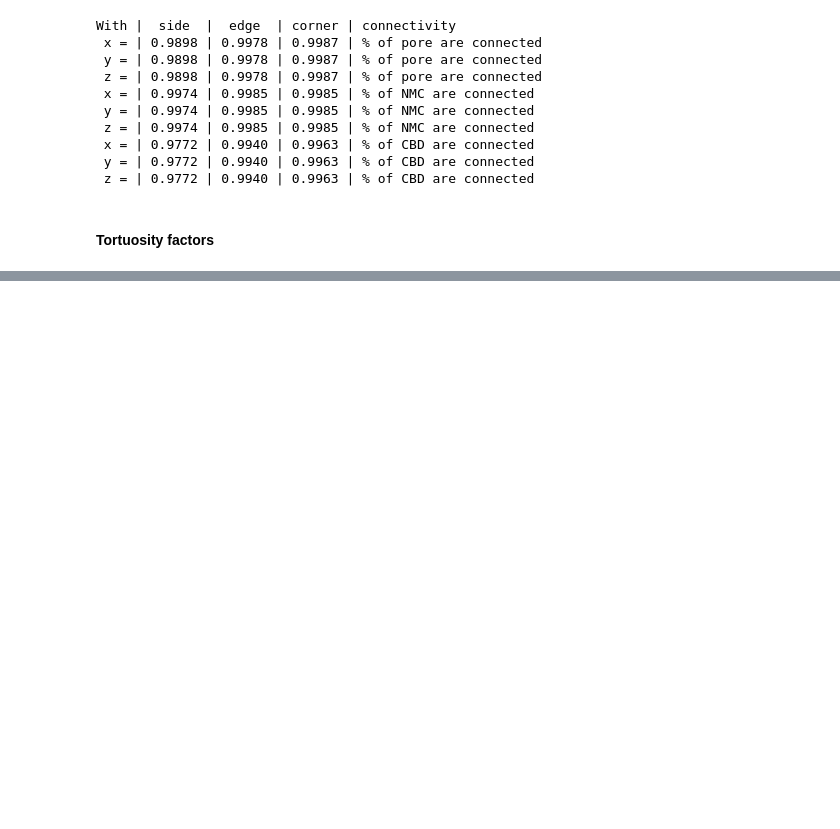
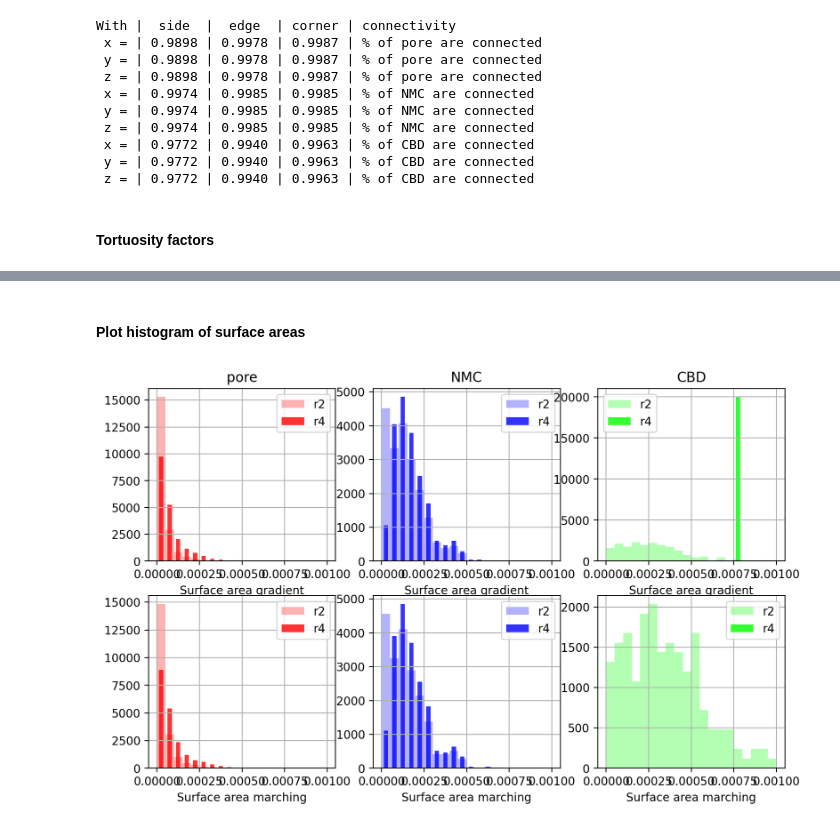
Before and after one commit to daubners/micro-characterization, a Jupyter notebook: 03-battery-microstructures.ipynb, the cells around one changed output, grey strips where cells are left out. Drawn from its saved outputs; the diff is of its cells as text; code cells hidden in the pictures; blank space fills up the shorter version.

```diff
--- a/03-battery-microstructures.ipynb
+++ b/03-battery-microstructures.ipynb
@@ -100,8 +101,15 @@ Volume fraction of CBD: 0.1340
 # %%
 surface = {}
 for key, value in labels.items():
-    surface[key] = metrics.specific_surface_area((structure == value).astype(float), dx=px, dy=px, dz=px)
+    timer = []
+    timer.append(time.time())
+    smooth_field = metrics.smooth_with_convolution((structure == value).astype(float))
+    area_marching = metrics.specific_surface_area_marching(smooth_field, voxel_size=px)
+    timer.append(time.time())
+    surface[key] = metrics.specific_surface_area((structure == value).astype(float), dx=px, dy=px, dz=px, smooth=1)
+    timer.append(time.time())
     print(f"Specific surface area of {key}: {surface[key]*1e-6:.5f} [1/µm]")
+    print(f"Rel. difference marching vs. gradient: eps_a={(area_marching-surface[key])/surface[key]}, t={timer[2]-timer[1]}s vs {timer[1]-timer[0]}")
 
 for key1, value in labels.items():
     for key2, value in labels.items():
@@ -186,0 +274,33 @@ Tortuosity factor of CBD in z: 15.18827 (15.54237).
+# %%
+for key, value in labels.items():
+    name = 'volumes_hist_'+key+'.txt'
+    data.export_histogram(radii_r4[key], bins=20, density=True, range=(0,25), filename=name)
+# %% [markdown]
+#### Plot histogram of surface areas
+# %%
+colors = ['red', 'blue', 'lime', 'red', 'blue', 'lime']
+
+fig, ((ax0, ax1, ax2), (ax3, ax4, ax5)) = plt.subplots(nrows=2, ncols=3, figsize=(10, 6), dpi=200)
+axes = [ax0, ax1, ax2, ax3, ax4, ax5]
+range = 1e-3
+i = 0
+for key, value in labels.items():
+    axes[i].hist(surf_gradient_r2[key], bins=20, density=True, range=(0,range), alpha=0.3, label='r2', color=colors[i])
+    axes[i].hist(surf_gradient_r4[key], bins=20, rwidth=0.5, density=True, range=(0,range), alpha=0.8, label='r4', color=colors[i])
+    axes[i].set_title(key)
+    axes[i].set_xlabel('Surface area gradient')
+    axes[i].legend()
+    axes[i].grid()
+    i = i + 1
+
+for key, value in labels.items():
+    axes[i].hist(surf_marching_r2[key], bins=20, density=True, range=(0,range), alpha=0.3, label='r2', color=colors[i])
+    axes[i].hist(surf_marching_r4[key], bins=20, rwidth=0.5, density=True, range=(0,range), alpha=0.8, label='r4', color=colors[i])
+    axes[i].set_xlabel('Surface area marching')
+    axes[i].legend()
+    axes[i].grid()
+    i = i + 1
+
+plt.show()
+# %% [output]
+[figure, added]
```
Also changed, not shown: parts of 15 cells of this notebook, 8 other files.
